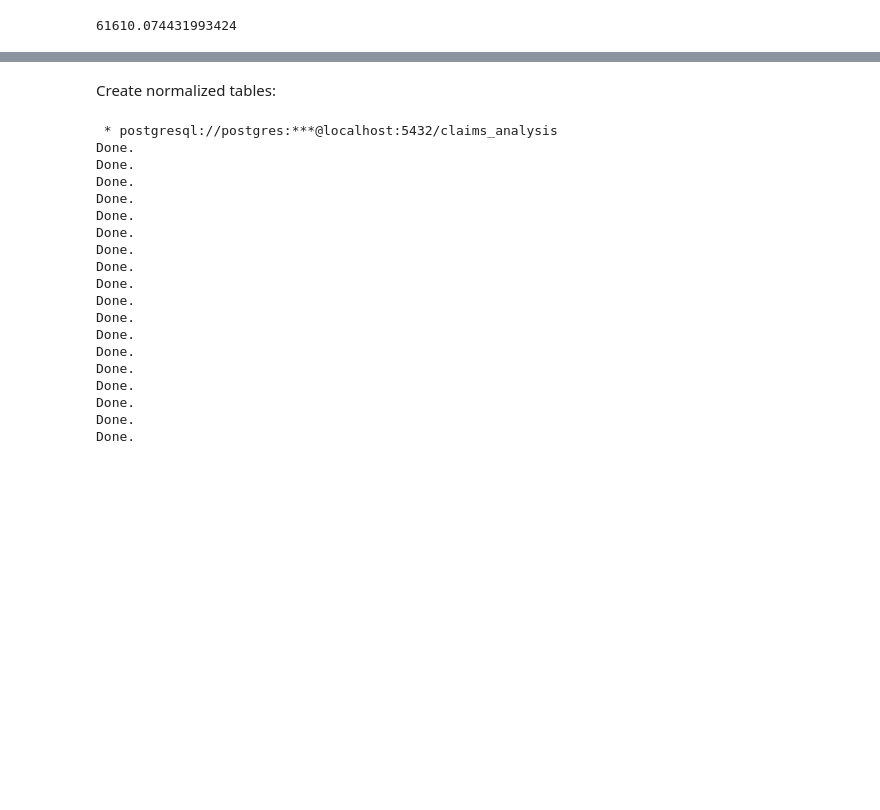
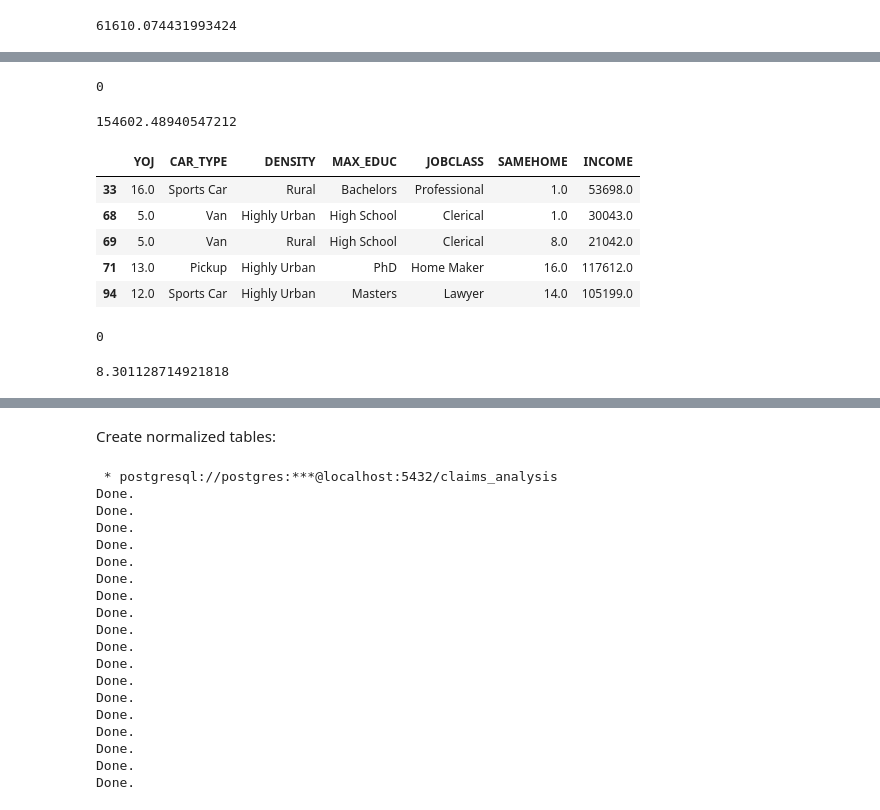
Before and after one commit to The-DigitalAcademy/claims_analysis, a Jupyter notebook: ImportData.ipynb, the cells around one changed output, grey strips where cells are left out. Saved outputs shown, nothing was run; the diff lists cells and outputs as text; code cells hidden in the pictures; blank space fills up the shorter version.

```diff
--- a/ImportData.ipynb
+++ b/ImportData.ipynb
@@ -168,4 +277,0 @@ Convert date columns to a standard format (YYYY-MM-DD):
-# %%
-date_columns = ["PLCYDATE", "INITDATE", "CLM_DATE", "BIRTH"]
-for col in date_columns:
-    data[col] = pd.to_datetime(data[col], errors="coerce").dt.strftime("%Y-%m-%d")
@@ -198,0 +282,19 @@ data.head(20)
+# %%
+data['INCOME'].isnull().sum()
+# %% [output]
+0
+# %%
+data['HOME_VAL'].mean()
+# %% [output]
+154602.48940547212
+# %%
+missing_HOME_VAL = data['HOME_VAL'].isna()
+missing_comparison = data[missing_HOME_VAL][['YOJ','CAR_TYPE','DENSITY','MAX_EDUC','JOBCLASS','SAMEHOME','INCOME']]
+missing_comparison.head()
+# %% [output]
+|  | YOJ | CAR_TYPE | DENSITY | MAX_EDUC | JOBCLASS | SAMEHOME | INCOME |
+| 33 | 16.0 | Sports Car | Rural | Bachelors | Professional | 1.0 | 53698.0 |
+| 68 | 5.0 | Van | Highly Urban | High School | Clerical | 1.0 | 30043.0 |
+| 69 | 5.0 | Van | Rural | High School | Clerical | 8.0 | 21042.0 |
+| 71 | 13.0 | Pickup | Highly Urban | PhD | Home Maker | 16.0 | 117612.0 |
+| 94 | 12.0 | Sports Car | Highly Urban | Masters | Lawyer | 14.0 | 105199.0 |
@@ -198,0 +305,8 @@ data.head(20)
+# %%
+data['HOME_VAL'].isnull().sum()
+# %% [output]
+0
+# %%
+data['SAMEHOME'].mean()
+# %% [output]
+8.301128714921818
```
Also changed, not shown: parts of 32 cells of this notebook, 2 other files.
